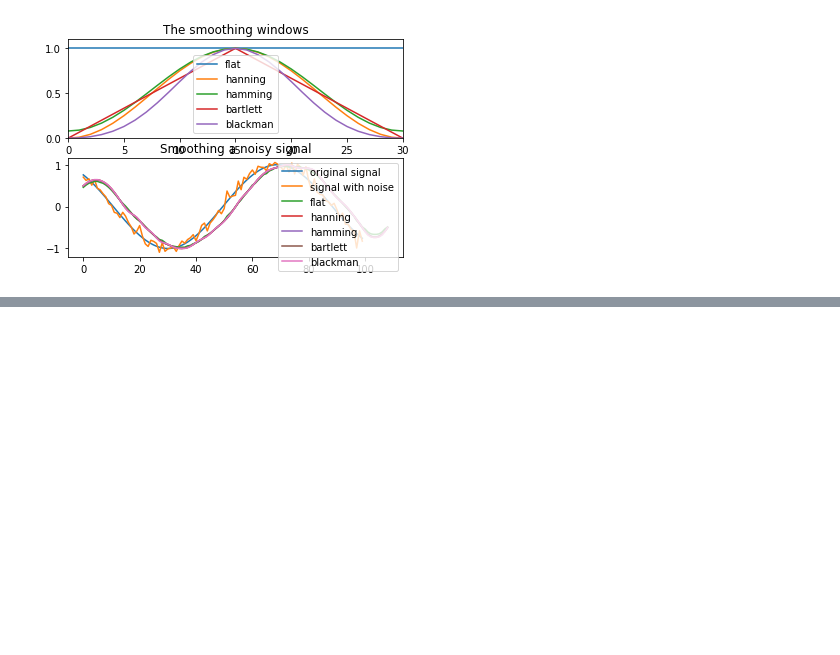
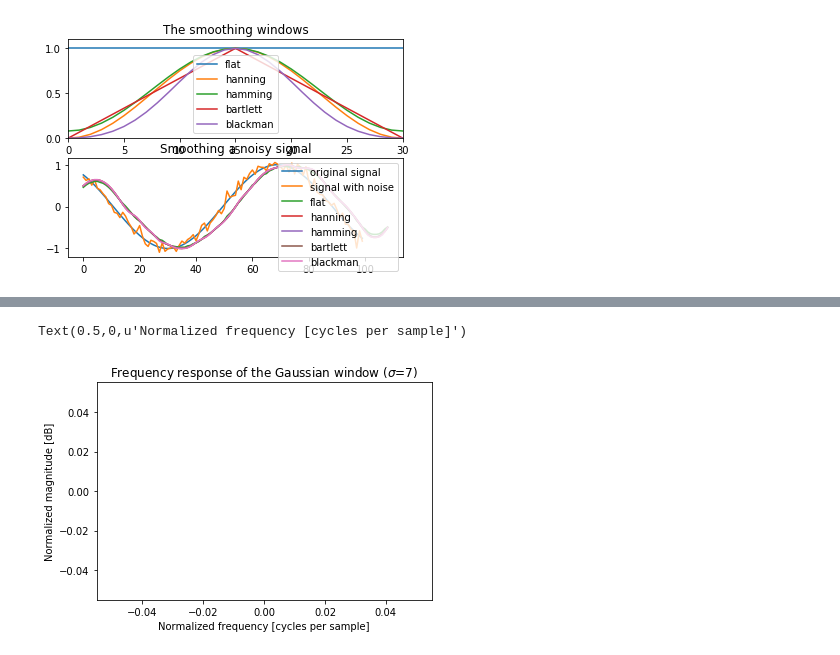
Before and after one commit to lyshds/dn_activation_rec_ubu, a Jupyter notebook: S37/s37_power_muscle_freq_02.ipynb, the cells around one changed output, grey strips where cells are left out. Saved outputs shown, nothing was run; the diff lists cells and outputs as text; code cells hidden in the pictures; blank space fills up the shorter version.

```diff
--- a/S37/s37_power_muscle_freq_02.ipynb
+++ b/S37/s37_power_muscle_freq_02.ipynb
@@ -802,0 +947,13 @@ if __name__=='__main__':
+# %%
+plt.figure()
+A = fft(binary_spikes, 2048) / (len(binary_spikes)/2.0)
+freq = np.linspace(-0.5, 0.5, len(A))
+response = 20 * np.log10(np.abs(fftshift(A / abs(A).max())))
+plt.plot(freq, response)
+#plt.axis([-0.5, 0.5, -120, 0])
+plt.title(r"Frequency response of the Gaussian window ($\sigma$=7)")
+plt.ylabel("Normalized magnitude [dB]")
+plt.xlabel("Normalized frequency [cycles per sample]")
+# %% [output]
+Text(0.5,0,u'Normalized frequency [cycles per sample]')
+[figure, added]
```
Also changed, not shown: parts of 9 cells of this notebook.
